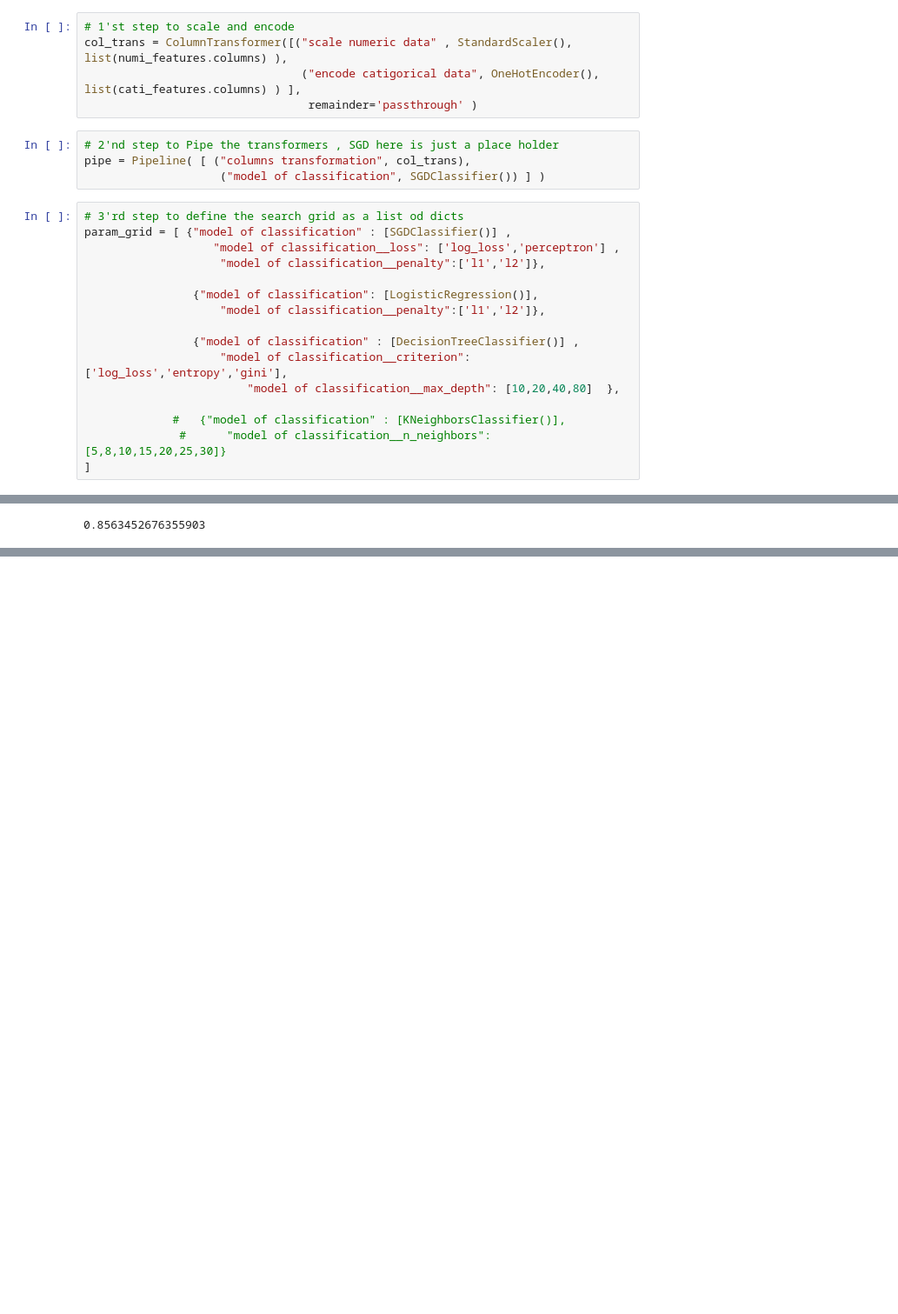
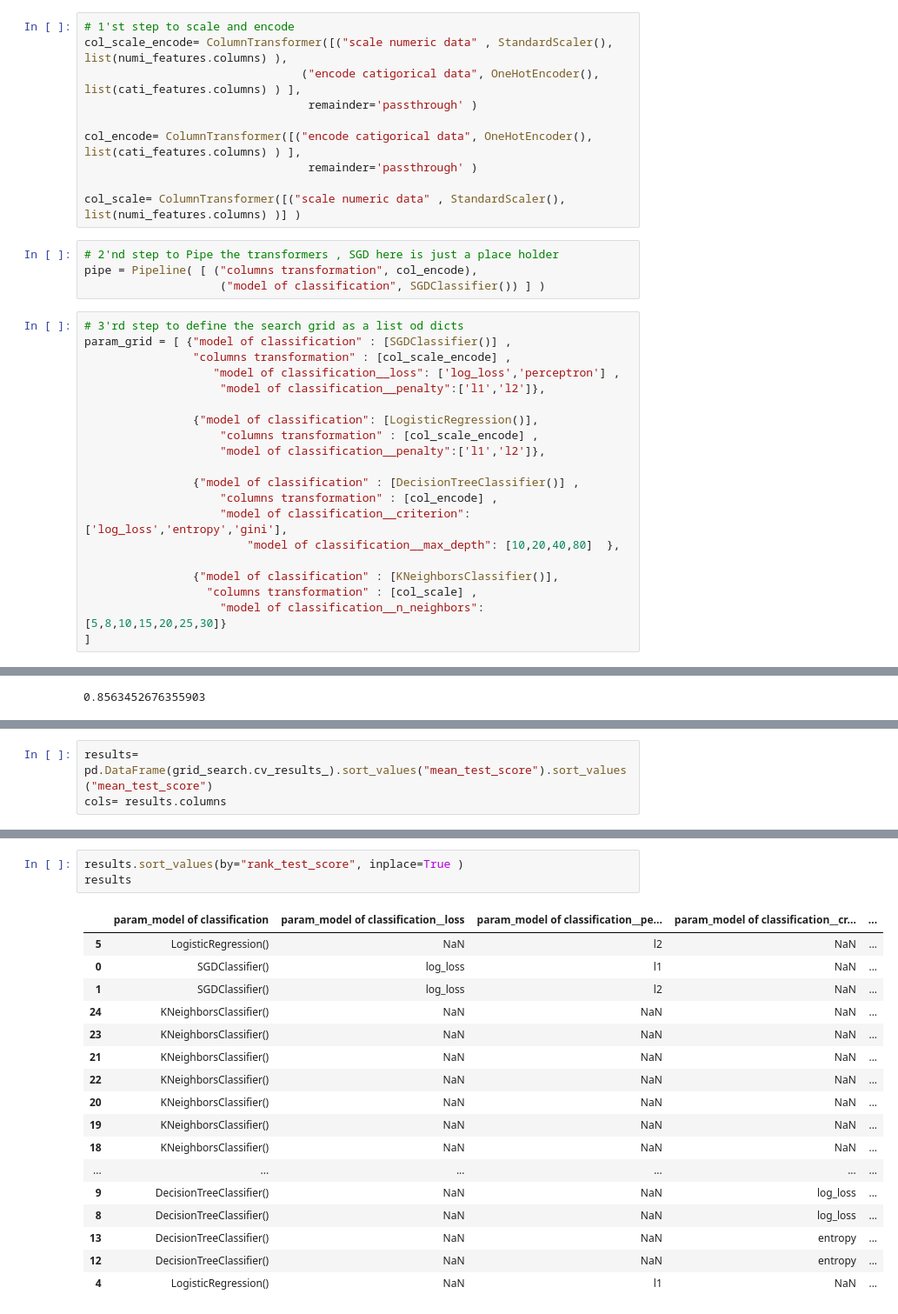
Before and after one commit to KillD00zer/Weatheraus_repo, a Jupyter notebook: pipeline.ipynb, the cells around one changed output, grey strips where cells are left out. Shown at 87% size. Saved outputs shown, nothing was run; the diff lists cells and outputs as text; blank space fills up the shorter version.

```diff
--- a/pipeline.ipynb
+++ b/pipeline.ipynb
@@ -68,27 +69,36 @@ x_train , x_test , y_train , y_test = train_test_split(dta[features], dta[target
 # %%
 # 1'st step to scale and encode
-col_trans = ColumnTransformer([("scale numeric data" , StandardScaler(), list(numi_features.columns) ),
+col_scale_encode= ColumnTransformer([("scale numeric data" , StandardScaler(), list(numi_features.columns) ),
                                 ("encode catigorical data", OneHotEncoder(), list(cati_features.columns) ) ],
                                  remainder='passthrough' )
+
+col_encode= ColumnTransformer([("encode catigorical data", OneHotEncoder(), list(cati_features.columns) ) ],
+                                 remainder='passthrough' )
+
+col_scale= ColumnTransformer([("scale numeric data" , StandardScaler(), list(numi_features.columns) )] )
 # %%
 # 2'nd step to Pipe the transformers , SGD here is just a place holder
-pipe = Pipeline( [ ("columns transformation", col_trans),
+pipe = Pipeline( [ ("columns transformation", col_encode),
                     ("model of classification", SGDClassifier()) ] )
 # %%
 # 3'rd step to define the search grid as a list od dicts
 param_grid = [ {"model of classification" : [SGDClassifier()] ,
+                "columns transformation" : [col_scale_encode] ,
                    "model of classification__loss": ['log_loss','perceptron'] ,
                     "model of classification__penalty":['l1','l2']},
 
                 {"model of classification": [LogisticRegression()],
+                    "columns transformation" : [col_scale_encode] ,
                     "model of classification__penalty":['l1','l2']},
 
                 {"model of classification" : [DecisionTreeClassifier()] ,
+                    "columns transformation" : [col_encode] ,
                     "model of classification__criterion": ['log_loss','entropy','gini'],
                         "model of classification__max_depth": [10,20,40,80]  },
 
-             #   {"model of classification" : [KNeighborsClassifier()],
-              #      "model of classification__n_neighbors": [5,8,10,15,20,25,30]}
+                {"model of classification" : [KNeighborsClassifier()],
+                  "columns transformation" : [col_scale] ,
+                    "model of classification__n_neighbors": [5,8,10,15,20,25,30]}
 ]
 # %%
 # finally initiat the gread_search as the hall model estimator
@@ -169,0 +163,3 @@ px.bar(result_dt , y = "rank_test_score",labels="model of classification")
+# %%
+results= pd.DataFrame(grid_search.cv_results_).sort_values("mean_test_score").sort_values("mean_test_score")
+cols= results.columns
@@ -169,0 +173,21 @@ px.bar(result_dt , y = "rank_test_score",labels="model of classification")
+# %%
+results.sort_values(by="rank_test_score", inplace=True )
+results
+# %% [output]
+|  | param_model of classification | param_model of classification__loss | param_model of classification__pe... | param_model of classification__cr... | ... |
+| 5 | LogisticRegression() | NaN | l2 | NaN | ... |
+| 0 | SGDClassifier() | log_loss | l1 | NaN | ... |
+| 1 | SGDClassifier() | log_loss | l2 | NaN | ... |
+| 24 | KNeighborsClassifier() | NaN | NaN | NaN | ... |
+| 23 | KNeighborsClassifier() | NaN | NaN | NaN | ... |
+| 21 | KNeighborsClassifier() | NaN | NaN | NaN | ... |
+| 22 | KNeighborsClassifier() | NaN | NaN | NaN | ... |
+| 20 | KNeighborsClassifier() | NaN | NaN | NaN | ... |
+| 19 | KNeighborsClassifier() | NaN | NaN | NaN | ... |
+| 18 | KNeighborsClassifier() | NaN | NaN | NaN | ... |
+| ... | ... | ... | ... | ... | ... |
+| 9 | DecisionTreeClassifier() | NaN | NaN | log_loss | ... |
+| 8 | DecisionTreeClassifier() | NaN | NaN | log_loss | ... |
+| 13 | DecisionTreeClassifier() | NaN | NaN | entropy | ... |
+| 12 | DecisionTreeClassifier() | NaN | NaN | entropy | ... |
+| 4 | LogisticRegression() | NaN | l1 | NaN | ... |
```
Also changed, not shown: parts of 6 cells of this notebook.
